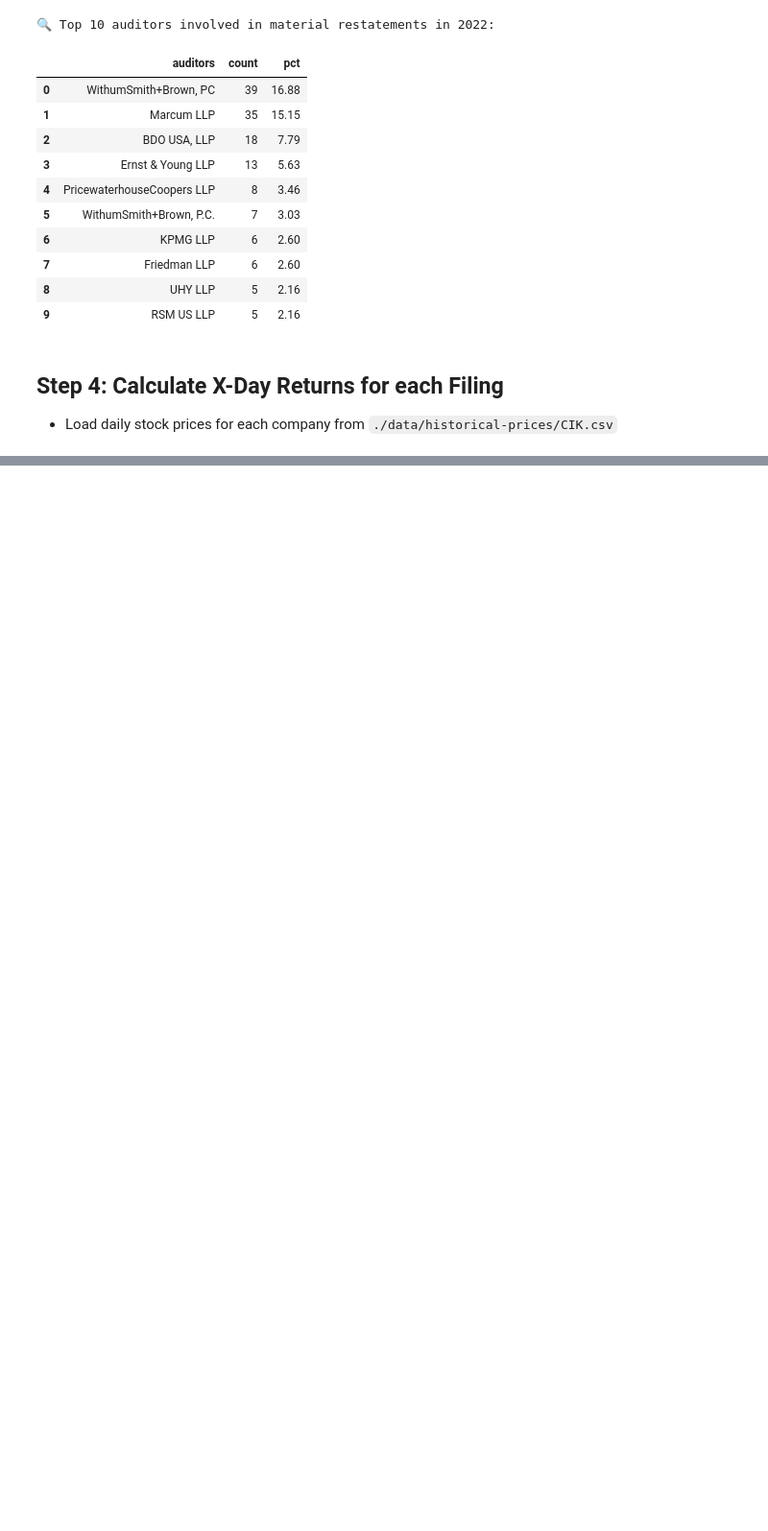
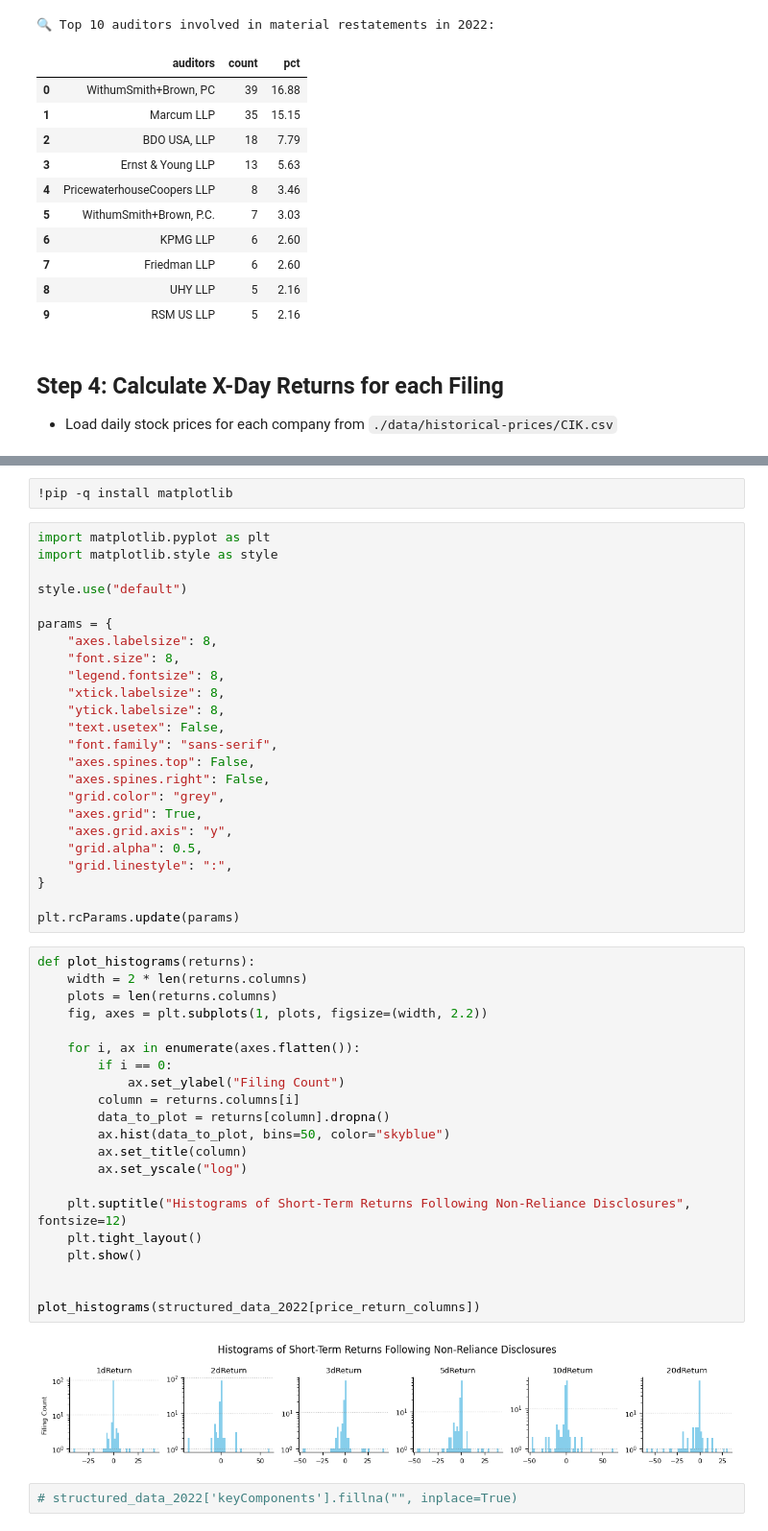
Before and after one commit to janlukasschroeder/ai-for-financial-analysis-and-research, a Jupyter notebook: gpt-4-api-extract-data-from-sec-filings/demo.ipynb, the cells around one changed output, grey strips where cells are left out. Shown: that part at 96% size. Saved outputs shown, nothing was run; the diff lists cells and outputs as text; blank space fills up the shorter version.

```diff
--- a/gpt-4-api-extract-data-from-sec-filings/demo.ipynb
+++ b/gpt-4-api-extract-data-from-sec-filings/demo.ipynb
@@ -387,0 +507,51 @@ auditors_count.head(10)
+# %%
+!pip -q install matplotlib
+# %%
+import matplotlib.pyplot as plt
+import matplotlib.style as style
+
+style.use("default")
+
+params = {
+    "axes.labelsize": 8,
+    "font.size": 8,
+    "legend.fontsize": 8,
+    "xtick.labelsize": 8,
+    "ytick.labelsize": 8,
+    "text.usetex": False,
+    "font.family": "sans-serif",
+    "axes.spines.top": False,
+    "axes.spines.right": False,
+    "grid.color": "grey",
+    "axes.grid": True,
+    "axes.grid.axis": "y",
+    "grid.alpha": 0.5,
+    "grid.linestyle": ":",
+}
+
+plt.rcParams.update(params)
+# %%
+def plot_histograms(returns):
+    width = 2 * len(returns.columns)
+    plots = len(returns.columns)
+    fig, axes = plt.subplots(1, plots, figsize=(width, 2.2))
+
+    for i, ax in enumerate(axes.flatten()):
+        if i == 0:
+            ax.set_ylabel("Filing Count")
+        column = returns.columns[i]
+        data_to_plot = returns[column].dropna()
+        ax.hist(data_to_plot, bins=50, color="skyblue")
+        ax.set_title(column)
+        ax.set_yscale("log")
+
+    plt.suptitle("Histograms of Short-Term Returns Following Non-Reliance Disclosures", fontsize=12)
+    plt.tight_layout()
+    plt.show()
+
+
+plot_histograms(structured_data_2022[price_return_columns])
+# %% [output]
+[figure, added]
+# %%
+# structured_data_2022['keyComponents'].fillna("", inplace=True)
```
Also changed, not shown: parts of 19 cells of this notebook.
